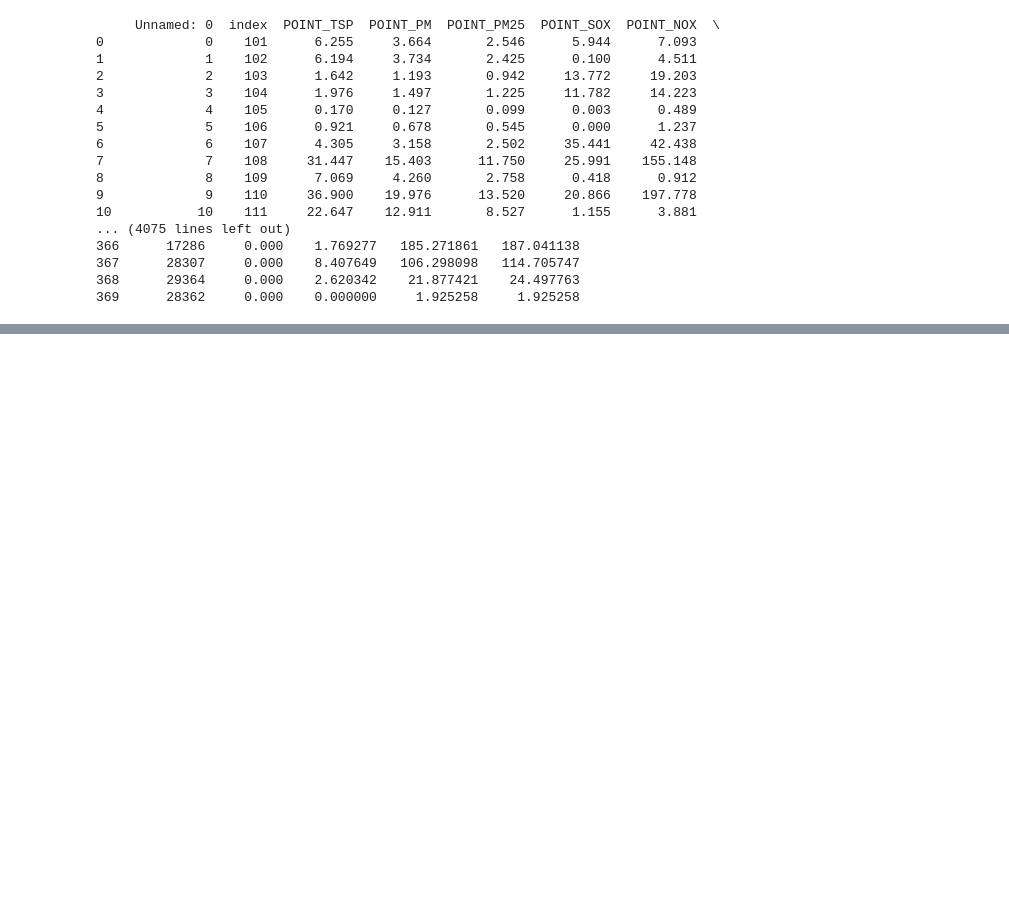
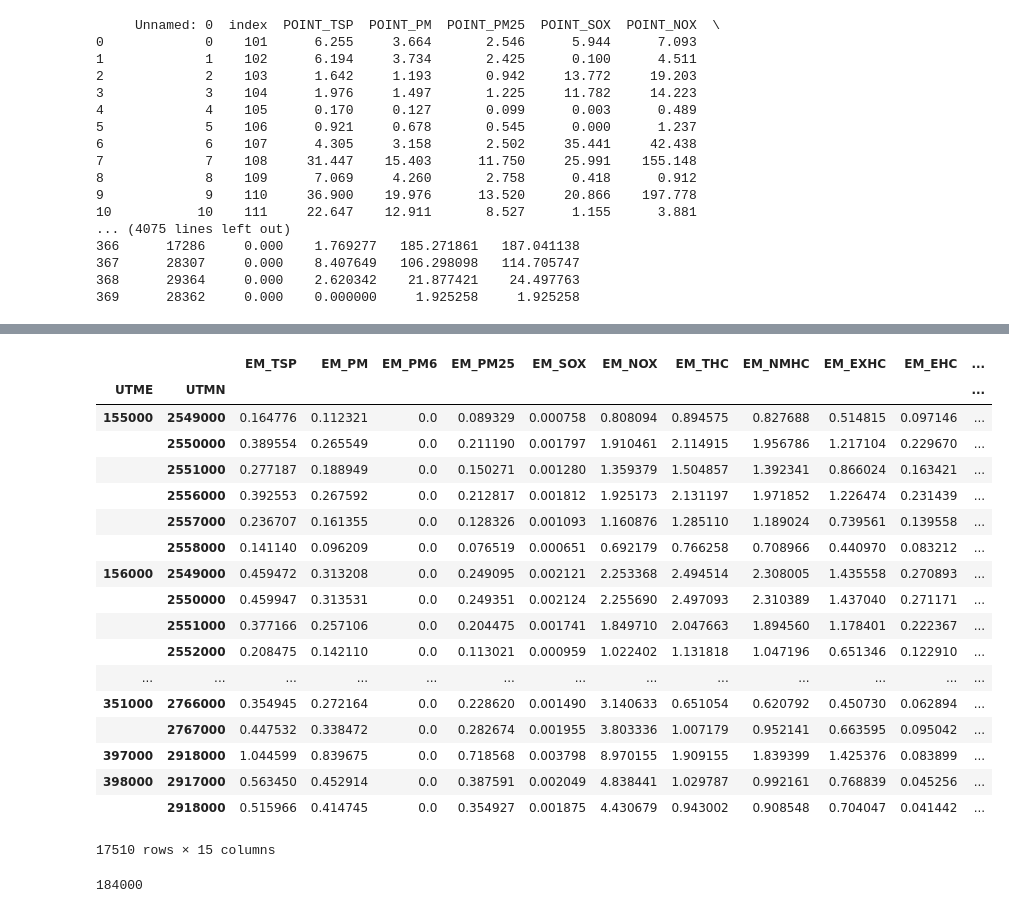
Before and after one commit to Linked-Open-Data-LOD-Taiwan/ontologies, a Jupyter notebook: script/air_TEDS.ipynb, the cells around one changed output, grey strips where cells are left out. Saved outputs shown, nothing was run; the diff lists cells and outputs as text; code cells hidden in the pictures; blank space fills up the shorter version.

```diff
--- a/script/air_TEDS.ipynb
+++ b/script/air_TEDS.ipynb
@@ -823,0 +948,26 @@ print(txt[:-1])
+# %%
+# 線源 產生一些範例資料給 GIS 練習
+# 有哪些網格點
+gis_line = line_df.groupby(['UTME','UTMN']).sum()
+gis_line
+#gis_line.to_csv('output/gis_line.csv')
+# %% [output]
+|  |  | EM_TSP | EM_PM | EM_PM6 | EM_PM25 | EM_SOX | EM_NOX | EM_THC | EM_NMHC | EM_EXHC | EM_EHC | ... |
+| UTME | UTMN |  |  |  |  |  |  |  |  |  |  | ... |
+| 155000 | 2549000 | 0.164776 | 0.112321 | 0.0 | 0.089329 | 0.000758 | 0.808094 | 0.894575 | 0.827688 | 0.514815 | 0.097146 | ... |
+|  | 2550000 | 0.389554 | 0.265549 | 0.0 | 0.211190 | 0.001797 | 1.910461 | 2.114915 | 1.956786 | 1.217104 | 0.229670 | ... |
+|  | 2551000 | 0.277187 | 0.188949 | 0.0 | 0.150271 | 0.001280 | 1.359379 | 1.504857 | 1.392341 | 0.866024 | 0.163421 | ... |
+|  | 2556000 | 0.392553 | 0.267592 | 0.0 | 0.212817 | 0.001812 | 1.925173 | 2.131197 | 1.971852 | 1.226474 | 0.231439 | ... |
+|  | 2557000 | 0.236707 | 0.161355 | 0.0 | 0.128326 | 0.001093 | 1.160876 | 1.285110 | 1.189024 | 0.739561 | 0.139558 | ... |
+|  | 2558000 | 0.141140 | 0.096209 | 0.0 | 0.076519 | 0.000651 | 0.692179 | 0.766258 | 0.708966 | 0.440970 | 0.083212 | ... |
+| 156000 | 2549000 | 0.459472 | 0.313208 | 0.0 | 0.249095 | 0.002121 | 2.253368 | 2.494514 | 2.308005 | 1.435558 | 0.270893 | ... |
+|  | 2550000 | 0.459947 | 0.313531 | 0.0 | 0.249351 | 0.002124 | 2.255690 | 2.497093 | 2.310389 | 1.437040 | 0.271171 | ... |
+|  | 2551000 | 0.377166 | 0.257106 | 0.0 | 0.204475 | 0.001741 | 1.849710 | 2.047663 | 1.894560 | 1.178401 | 0.222367 | ... |
+|  | 2552000 | 0.208475 | 0.142110 | 0.0 | 0.113021 | 0.000959 | 1.022402 | 1.131818 | 1.047196 | 0.651346 | 0.122910 | ... |
+| ... | ... | ... | ... | ... | ... | ... | ... | ... | ... | ... | ... | ... |
+| 351000 | 2766000 | 0.354945 | 0.272164 | 0.0 | 0.228620 | 0.001490 | 3.140633 | 0.651054 | 0.620792 | 0.450730 | 0.062894 | ... |
+|  | 2767000 | 0.447532 | 0.338472 | 0.0 | 0.282674 | 0.001955 | 3.803336 | 1.007179 | 0.952141 | 0.663595 | 0.095042 | ... |
+| 397000 | 2918000 | 1.044599 | 0.839675 | 0.0 | 0.718568 | 0.003798 | 8.970155 | 1.909155 | 1.839399 | 1.425376 | 0.083899 | ... |
+| 398000 | 2917000 | 0.563450 | 0.452914 | 0.0 | 0.387591 | 0.002049 | 4.838441 | 1.029787 | 0.992161 | 0.768839 | 0.045256 | ... |
+|  | 2918000 | 0.515966 | 0.414745 | 0.0 | 0.354927 | 0.001875 | 4.430679 | 0.943002 | 0.908548 | 0.704047 | 0.041442 | ... |
+17510 rows × 15 columns
@@ -839,3 +995,9 @@ difference = list(set(ua).difference(set(ul)))
 #difference
 area_df[area_df['DICT']=='5006']
 """
+# %%
+a = 184402
+b = round(a/1000)*1000
+b
+# %% [output]
+184000
```
Also changed, not shown: parts of 7 cells of this notebook, 10 other files.
